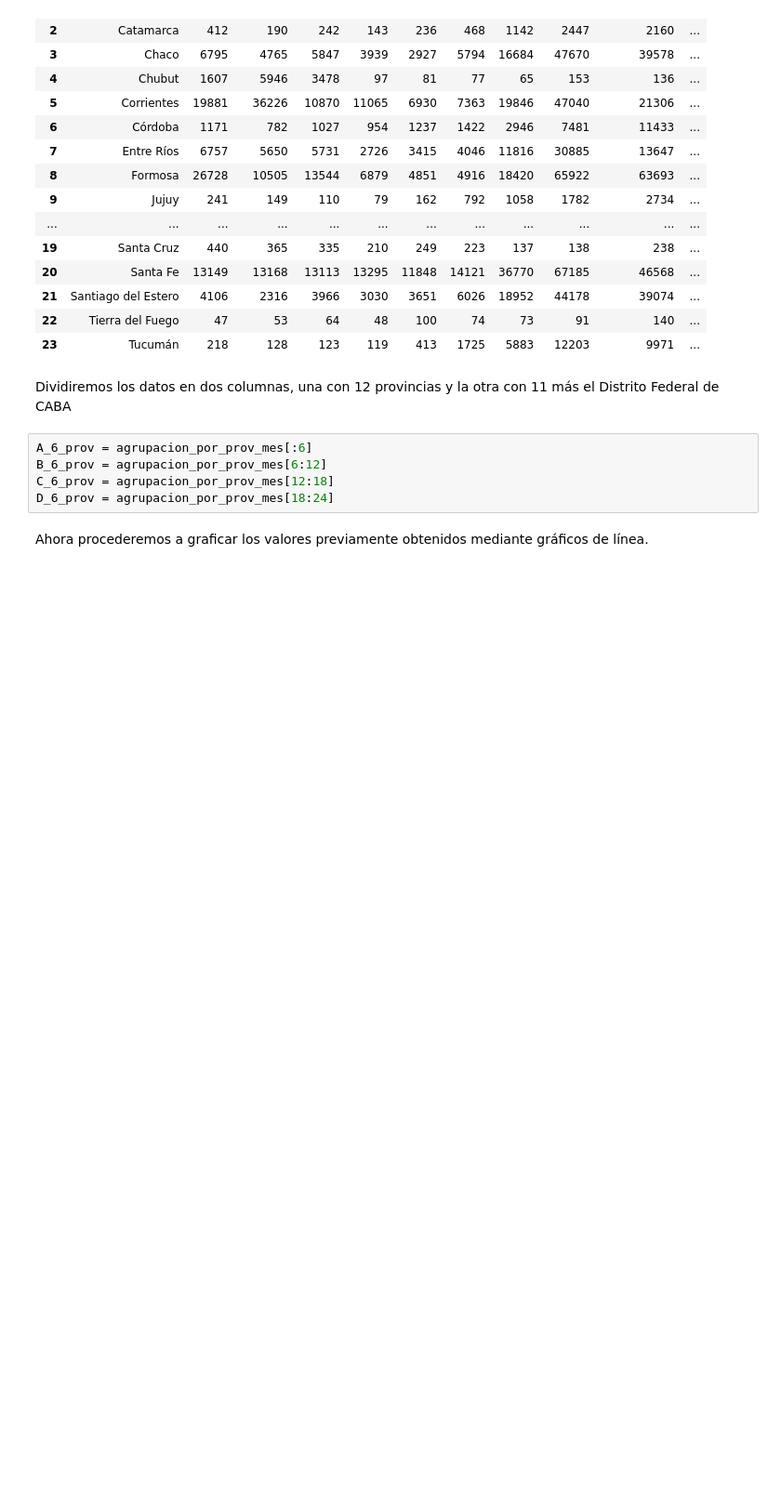
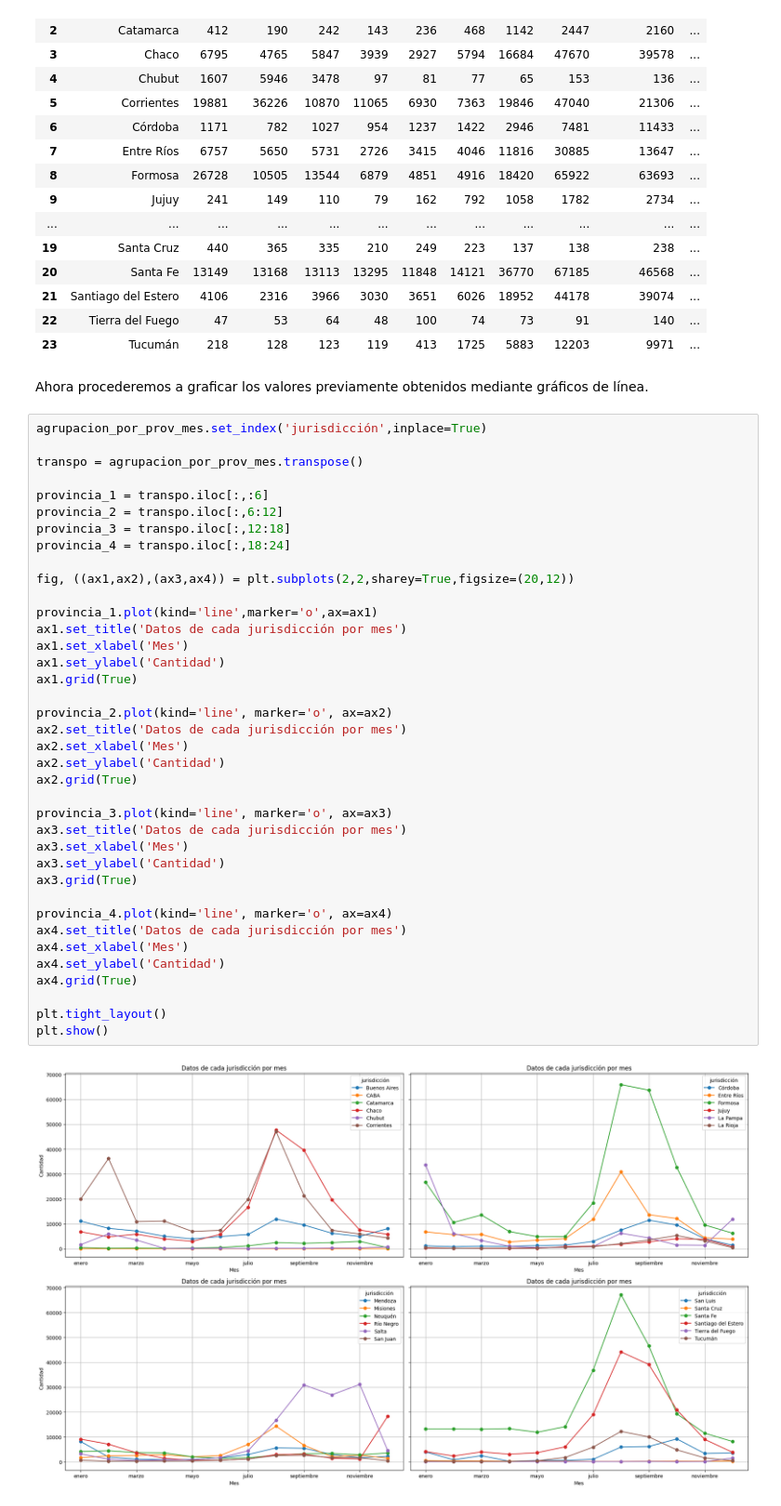
Before and after one commit to MaximilianoTauil/Incendios, a Jupyter notebook: EDA.ipynb, the cells around one changed output. Shown at 93% size. Saved outputs shown, nothing was run; the diff lists cells and outputs as text; blank space fills up the shorter version.

```diff
--- a/EDA.ipynb
+++ b/EDA.ipynb
@@ -448,12 +448,45 @@ agrupacion_por_prov_mes
 | 21 | Santiago del Estero | 4106 | 2316 | 3966 | 3030 | 3651 | 6026 | 18952 | 44178 | 39074 | ... |
 | 22 | Tierra del Fuego | 47 | 53 | 64 | 48 | 100 | 74 | 73 | 91 | 140 | ... |
 | 23 | Tucumán | 218 | 128 | 123 | 119 | 413 | 1725 | 5883 | 12203 | 9971 | ... |
-# %% [markdown]
-Dividiremos los datos en dos columnas, una con 12 provincias y la otra con 11 más el Distrito Federal de CABA
-# %%
-A_6_prov = agrupacion_por_prov_mes[:6]
-B_6_prov = agrupacion_por_prov_mes[6:12]
-C_6_prov = agrupacion_por_prov_mes[12:18]
-D_6_prov = agrupacion_por_prov_mes[18:24]
 # %% [markdown]
 Ahora procederemos a graficar los valores previamente obtenidos mediante gráficos de línea.
+# %%
+agrupacion_por_prov_mes.set_index('jurisdicción',inplace=True)
+
+transpo = agrupacion_por_prov_mes.transpose()
+
+provincia_1 = transpo.iloc[:,:6]
+provincia_2 = transpo.iloc[:,6:12]
+provincia_3 = transpo.iloc[:,12:18]
+provincia_4 = transpo.iloc[:,18:24]
+
+fig, ((ax1,ax2),(ax3,ax4)) = plt.subplots(2,2,sharey=True,figsize=(20,12))
+
+provincia_1.plot(kind='line',marker='o',ax=ax1)
+ax1.set_title('Datos de cada jurisdicción por mes')
+ax1.set_xlabel('Mes')
+ax1.set_ylabel('Cantidad')
+ax1.grid(True)
+
+provincia_2.plot(kind='line', marker='o', ax=ax2)
+ax2.set_title('Datos de cada jurisdicción por mes')
+ax2.set_xlabel('Mes')
+ax2.set_ylabel('Cantidad')
+ax2.grid(True)
+
+provincia_3.plot(kind='line', marker='o', ax=ax3)
+ax3.set_title('Datos de cada jurisdicción por mes')
+ax3.set_xlabel('Mes')
+ax3.set_ylabel('Cantidad')
+ax3.grid(True)
+
+provincia_4.plot(kind='line', marker='o', ax=ax4)
+ax4.set_title('Datos de cada jurisdicción por mes')
+ax4.set_xlabel('Mes')
+ax4.set_ylabel('Cantidad')
+ax4.grid(True)
+
+plt.tight_layout()
+plt.show()
+# %% [output]
+[figure, added]
```
